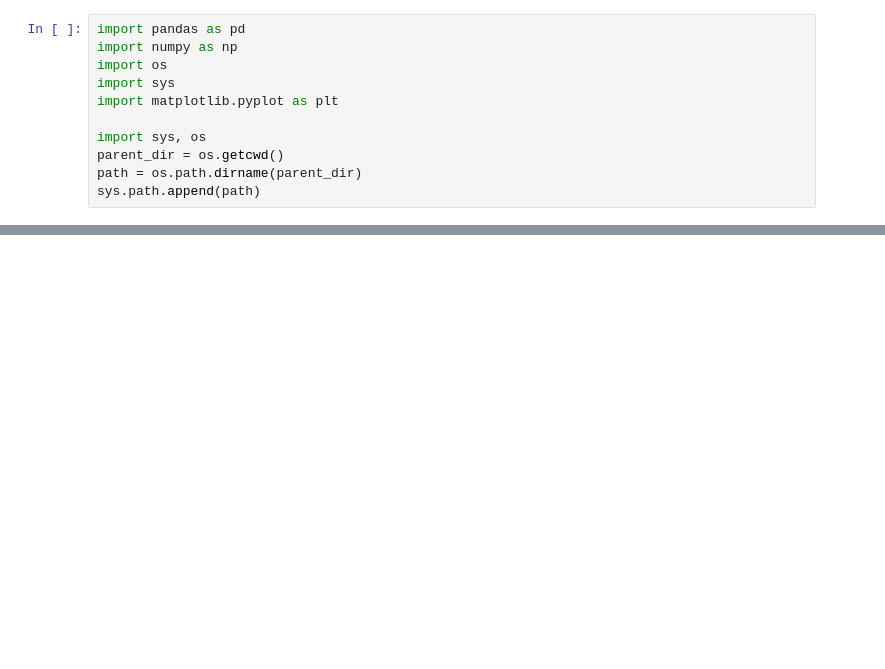
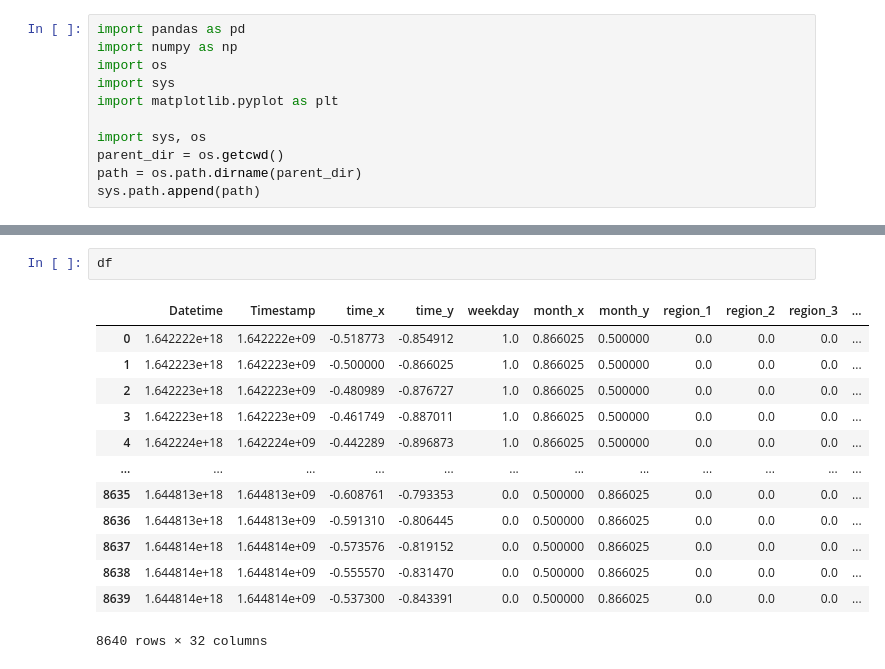
Before and after one commit to bcormier1/home-energy-optimizer, a Jupyter notebook: experiments/plot summary.ipynb, the cells around one changed output, grey strips where cells are left out. Cells and saved outputs as stored; diff of their text form; blank space fills up the shorter version.

```diff
--- a/experiments/plot summary.ipynb
+++ b/experiments/plot summary.ipynb
@@ -58,0 +66,16 @@ Text(0.5, 1.0, 'Net Gain by device')
+# %%
+df
+# %% [output]
+|  | Datetime | Timestamp | time_x | time_y | weekday | month_x | month_y | region_1 | region_2 | region_3 | ... |
+| 0 | 1.642222e+18 | 1.642222e+09 | -0.518773 | -0.854912 | 1.0 | 0.866025 | 0.500000 | 0.0 | 0.0 | 0.0 | ... |
+| 1 | 1.642223e+18 | 1.642223e+09 | -0.500000 | -0.866025 | 1.0 | 0.866025 | 0.500000 | 0.0 | 0.0 | 0.0 | ... |
+| 2 | 1.642223e+18 | 1.642223e+09 | -0.480989 | -0.876727 | 1.0 | 0.866025 | 0.500000 | 0.0 | 0.0 | 0.0 | ... |
+| 3 | 1.642223e+18 | 1.642223e+09 | -0.461749 | -0.887011 | 1.0 | 0.866025 | 0.500000 | 0.0 | 0.0 | 0.0 | ... |
+| 4 | 1.642224e+18 | 1.642224e+09 | -0.442289 | -0.896873 | 1.0 | 0.866025 | 0.500000 | 0.0 | 0.0 | 0.0 | ... |
+| ... | ... | ... | ... | ... | ... | ... | ... | ... | ... | ... | ... |
+| 8635 | 1.644813e+18 | 1.644813e+09 | -0.608761 | -0.793353 | 0.0 | 0.500000 | 0.866025 | 0.0 | 0.0 | 0.0 | ... |
+| 8636 | 1.644813e+18 | 1.644813e+09 | -0.591310 | -0.806445 | 0.0 | 0.500000 | 0.866025 | 0.0 | 0.0 | 0.0 | ... |
+| 8637 | 1.644814e+18 | 1.644814e+09 | -0.573576 | -0.819152 | 0.0 | 0.500000 | 0.866025 | 0.0 | 0.0 | 0.0 | ... |
+| 8638 | 1.644814e+18 | 1.644814e+09 | -0.555570 | -0.831470 | 0.0 | 0.500000 | 0.866025 | 0.0 | 0.0 | 0.0 | ... |
+| 8639 | 1.644814e+18 | 1.644814e+09 | -0.537300 | -0.843391 | 0.0 | 0.500000 | 0.866025 | 0.0 | 0.0 | 0.0 | ... |
+8640 rows × 32 columns
```
Also changed, not shown: parts of 5 cells of this notebook, 5 other files.
